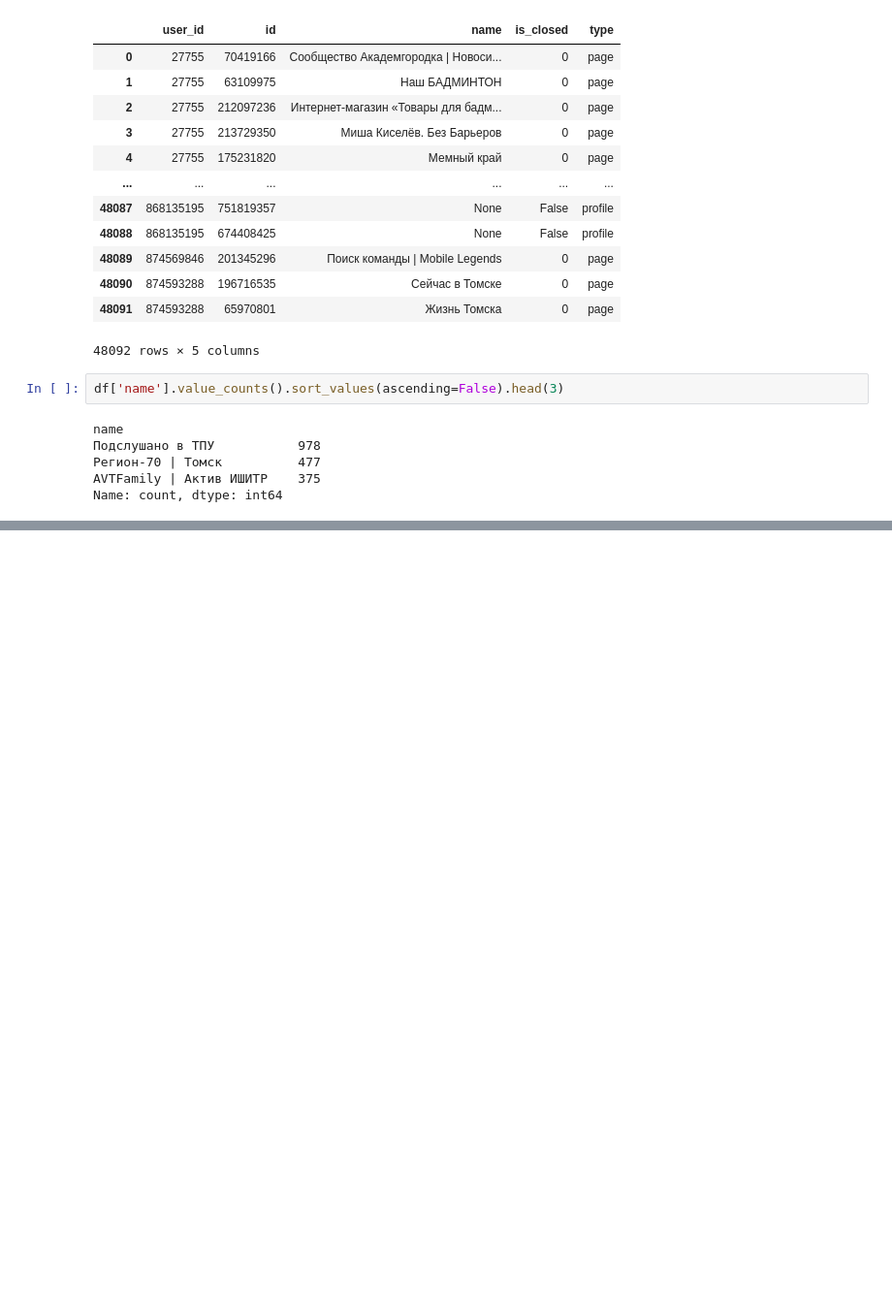
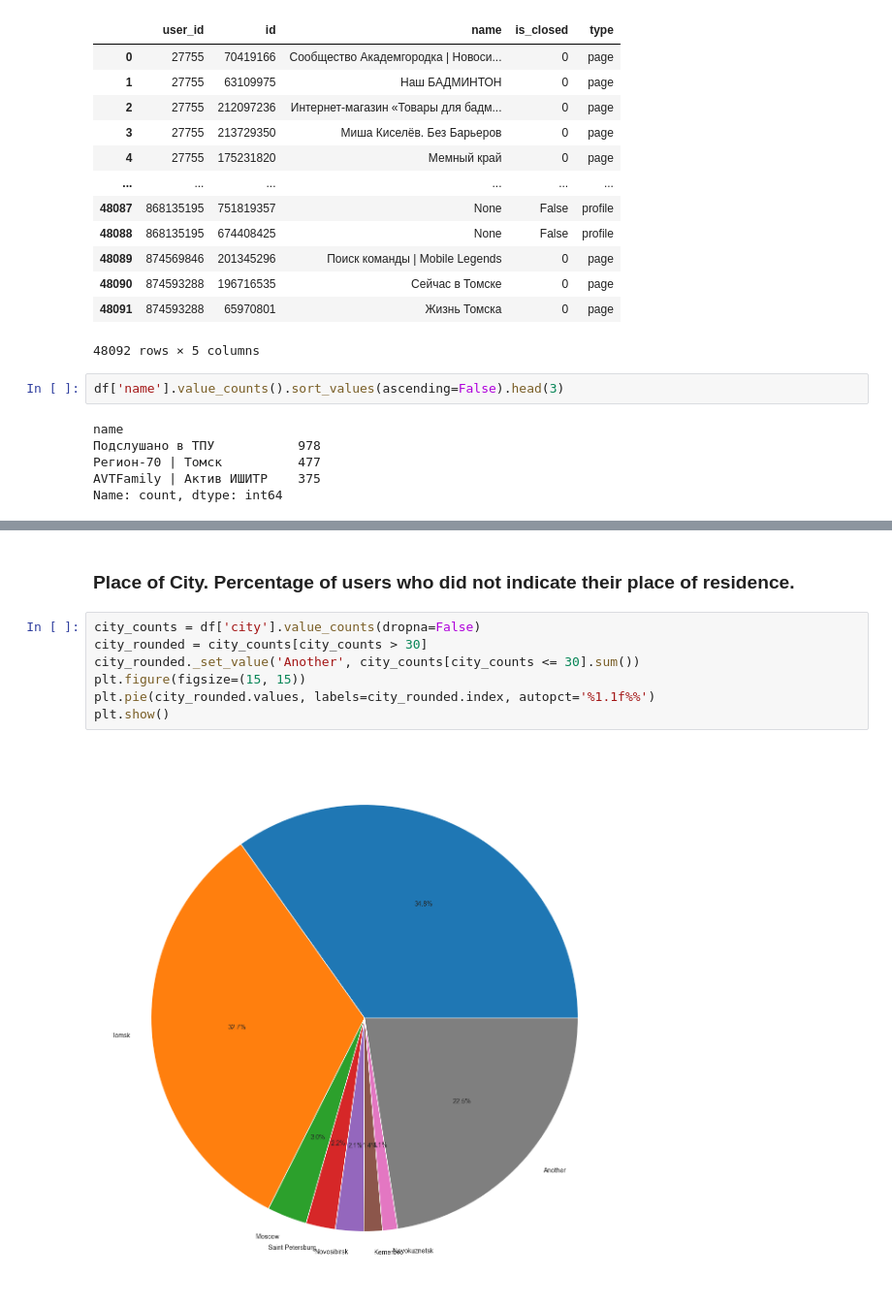
Before and after one commit to Hjklvfr/DataAnalysisMethods, a Jupyter notebook: analytics/notebooks/web_lab1.ipynb, the cells around one changed output, grey strips where cells are left out. Shown at 97% size. Saved outputs shown, nothing was run; the diff lists cells and outputs as text; blank space fills up the shorter version.

```diff
--- a/analytics/notebooks/web_lab1.ipynb
+++ b/analytics/notebooks/web_lab1.ipynb
@@ -95,0 +324,11 @@ Name: count, dtype: int64
+# %% [markdown]
+### Place of City. Percentage of users who did not indicate their place of residence.
+# %%
+city_counts = df['city'].value_counts(dropna=False)
+city_rounded = city_counts[city_counts > 30]
+city_rounded._set_value('Another', city_counts[city_counts <= 30].sum())
+plt.figure(figsize=(15, 15))
+plt.pie(city_rounded.values, labels=city_rounded.index, autopct='%1.1f%%')
+plt.show()
+# %% [output]
+[figure, added]
```
Also changed, not shown: parts of 22 cells of this notebook, 1 other file.
